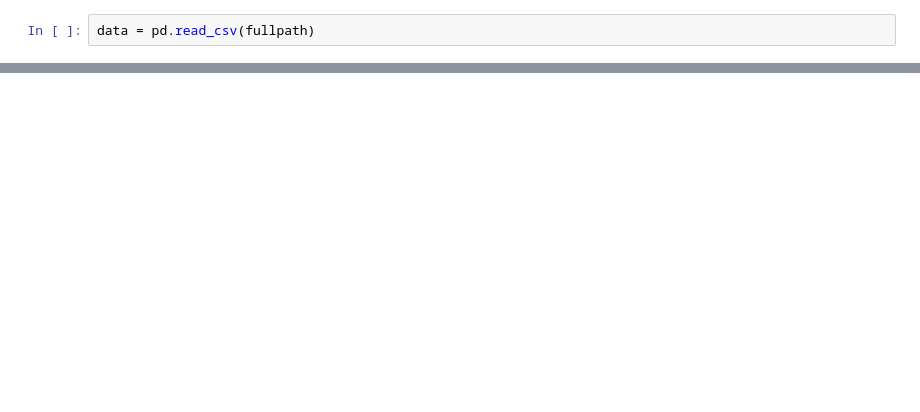
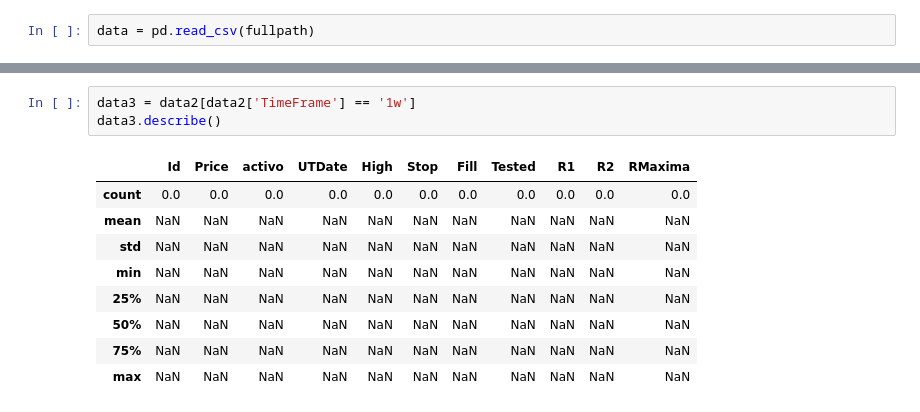
Before and after one commit to Mompi19/python-ml-course, a Jupyter notebook: notebooks/NBFtxADAPERP.ipynb, the cells around one changed output, grey strips where cells are left out. Saved outputs shown, nothing was run; the diff lists cells and outputs as text; blank space fills up the shorter version.

```diff
--- a/notebooks/NBFtxADAPERP.ipynb
+++ b/notebooks/NBFtxADAPERP.ipynb
@@ -52,0 +53,13 @@ data2.describe()
+# %%
+data3 = data2[data2['TimeFrame'] == '1w']
+data3.describe()
+# %% [output]
+|  | Id | Price | activo | UTDate | High | Stop | Fill | Tested | R1 | R2 | RMaxima |
+| count | 0.0 | 0.0 | 0.0 | 0.0 | 0.0 | 0.0 | 0.0 | 0.0 | 0.0 | 0.0 | 0.0 |
+| mean | NaN | NaN | NaN | NaN | NaN | NaN | NaN | NaN | NaN | NaN | NaN |
+| std | NaN | NaN | NaN | NaN | NaN | NaN | NaN | NaN | NaN | NaN | NaN |
+| min | NaN | NaN | NaN | NaN | NaN | NaN | NaN | NaN | NaN | NaN | NaN |
+| 25% | NaN | NaN | NaN | NaN | NaN | NaN | NaN | NaN | NaN | NaN | NaN |
+| 50% | NaN | NaN | NaN | NaN | NaN | NaN | NaN | NaN | NaN | NaN | NaN |
+| 75% | NaN | NaN | NaN | NaN | NaN | NaN | NaN | NaN | NaN | NaN | NaN |
+| max | NaN | NaN | NaN | NaN | NaN | NaN | NaN | NaN | NaN | NaN | NaN |
```
Also changed, not shown: parts of 7 cells of this notebook.
